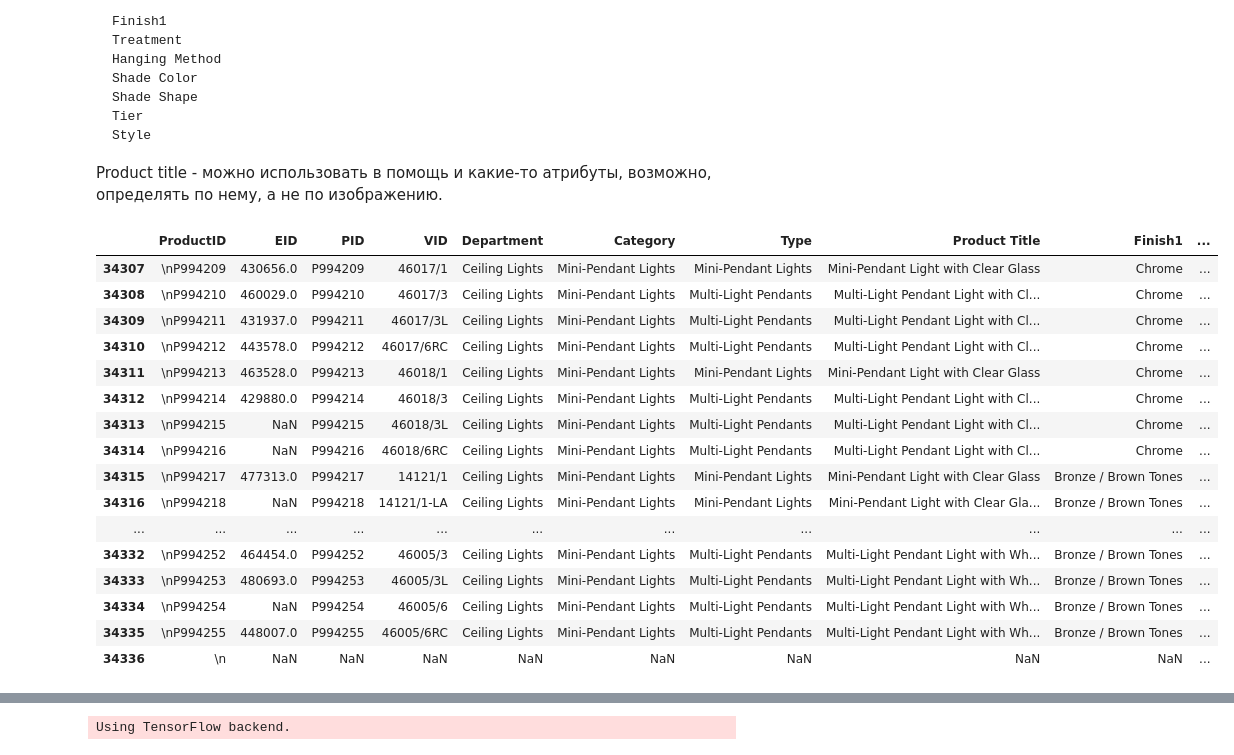
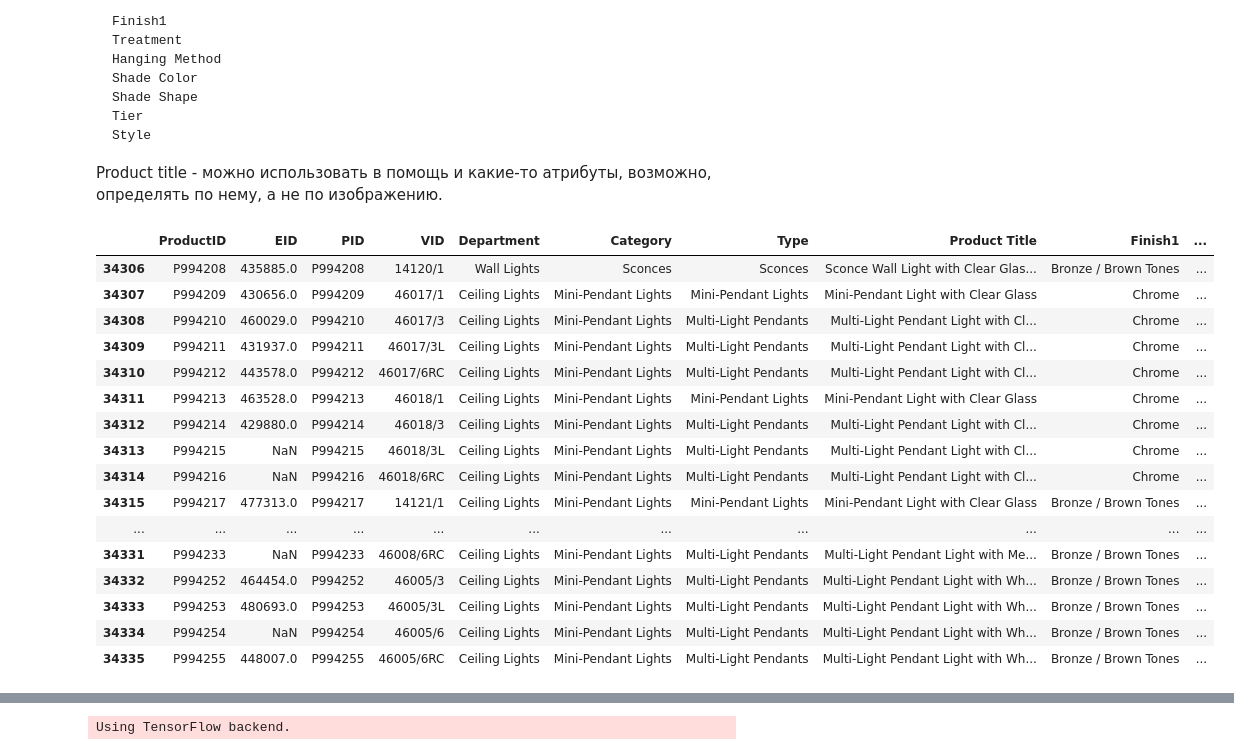
Before and after one commit to hjkFace/lights-challenge, a Jupyter notebook: testing stuff.ipynb, the cells around one changed output, grey strips where cells are left out. Saved outputs shown, nothing was run; the diff lists cells and outputs as text; code cells hidden in the pictures.

```diff
--- a/testing stuff.ipynb
+++ b/testing stuff.ipynb
@@ -20,25 +20,25 @@ from scipy import interp
 import matplotlib.pyplot as plt
 # %%
 train = pd.read_csv('product_attributes.csv', encoding='utf-8',
-                    dialect='excel', lineterminator='\r')
+                    dialect='excel', lineterminator='\n')
 train.tail(30)
 # %% [output]
 |  | ProductID | EID | PID | VID | Department | Category | Type | Product Title | Finish1 | ... |
-| 34307 | \nP994209 | 430656.0 | P994209 | 46017/1 | Ceiling Lights | Mini-Pendant Lights | Mini-Pendant Lights | Mini-Pendant Light with Clear Glass | Chrome | ... |
-| 34308 | \nP994210 | 460029.0 | P994210 | 46017/3 | Ceiling Lights | Mini-Pendant Lights | Multi-Light Pendants | Multi-Light Pendant Light with Cl... | Chrome | ... |
-| 34309 | \nP994211 | 431937.0 | P994211 | 46017/3L | Ceiling Lights | Mini-Pendant Lights | Multi-Light Pendants | Multi-Light Pendant Light with Cl... | Chrome | ... |
-| 34310 | \nP994212 | 443578.0 | P994212 | 46017/6RC | Ceiling Lights | Mini-Pendant Lights | Multi-Light Pendants | Multi-Light Pendant Light with Cl... | Chrome | ... |
-| 34311 | \nP994213 | 463528.0 | P994213 | 46018/1 | Ceiling Lights | Mini-Pendant Lights | Mini-Pendant Lights | Mini-Pendant Light with Clear Glass | Chrome | ... |
-| 34312 | \nP994214 | 429880.0 | P994214 | 46018/3 | Ceiling Lights | Mini-Pendant Lights | Multi-Light Pendants | Multi-Light Pendant Light with Cl... | Chrome | ... |
-| 34313 | \nP994215 | NaN | P994215 | 46018/3L | Ceiling Lights | Mini-Pendant Lights | Multi-Light Pendants | Multi-Light Pendant Light with Cl... | Chrome | ... |
-| 34314 | \nP994216 | NaN | P994216 | 46018/6RC | Ceiling Lights | Mini-Pendant Lights | Multi-Light Pendants | Multi-Light Pendant Light with Cl... | Chrome | ... |
-| 34315 | \nP994217 | 477313.0 | P994217 | 14121/1 | Ceiling Lights | Mini-Pendant Lights | Mini-Pendant Lights | Mini-Pendant Light with Clear Glass | Bronze / Brown Tones | ... |
-| 34316 | \nP994218 | NaN | P994218 | 14121/1-LA | Ceiling Lights | Mini-Pendant Lights | Mini-Pendant Lights | Mini-Pendant Light with Clear Gla... | Bronze / Brown Tones | ... |
+| 34306 | P994208 | 435885.0 | P994208 | 14120/1 | Wall Lights | Sconces | Sconces | Sconce Wall Light with Clear Glas... | Bronze / Brown Tones | ... |
+| 34307 | P994209 | 430656.0 | P994209 | 46017/1 | Ceiling Lights | Mini-Pendant Lights | Mini-Pendant Lights | Mini-Pendant Light with Clear Glass | Chrome | ... |
+| 34308 | P994210 | 460029.0 | P994210 | 46017/3 | Ceiling Lights | Mini-Pendant Lights | Multi-Light Pendants | Multi-Light Pendant Light with Cl... | Chrome | ... |
+| 34309 | P994211 | 431937.0 | P994211 | 46017/3L | Ceiling Lights | Mini-Pendant Lights | Multi-Light Pendants | Multi-Light Pendant Light with Cl... | Chrome | ... |
+| 34310 | P994212 | 443578.0 | P994212 | 46017/6RC | Ceiling Lights | Mini-Pendant Lights | Multi-Light Pendants | Multi-Light Pendant Light with Cl... | Chrome | ... |
+| 34311 | P994213 | 463528.0 | P994213 | 46018/1 | Ceiling Lights | Mini-Pendant Lights | Mini-Pendant Lights | Mini-Pendant Light with Clear Glass | Chrome | ... |
+| 34312 | P994214 | 429880.0 | P994214 | 46018/3 | Ceiling Lights | Mini-Pendant Lights | Multi-Light Pendants | Multi-Light Pendant Light with Cl... | Chrome | ... |
+| 34313 | P994215 | NaN | P994215 | 46018/3L | Ceiling Lights | Mini-Pendant Lights | Multi-Light Pendants | Multi-Light Pendant Light with Cl... | Chrome | ... |
+| 34314 | P994216 | NaN | P994216 | 46018/6RC | Ceiling Lights | Mini-Pendant Lights | Multi-Light Pendants | Multi-Light Pendant Light with Cl... | Chrome | ... |
+| 34315 | P994217 | 477313.0 | P994217 | 14121/1 | Ceiling Lights | Mini-Pendant Lights | Mini-Pendant Lights | Mini-Pendant Light with Clear Glass | Bronze / Brown Tones | ... |
 | ... | ... | ... | ... | ... | ... | ... | ... | ... | ... | ... |
-| 34332 | \nP994252 | 464454.0 | P994252 | 46005/3 | Ceiling Lights | Mini-Pendant Lights | Multi-Light Pendants | Multi-Light Pendant Light with Wh... | Bronze / Brown Tones | ... |
-| 34333 | \nP994253 | 480693.0 | P994253 | 46005/3L | Ceiling Lights | Mini-Pendant Lights | Multi-Light Pendants | Multi-Light Pendant Light with Wh... | Bronze / Brown Tones | ... |
-| 34334 | \nP994254 | NaN | P994254 | 46005/6 | Ceiling Lights | Mini-Pendant Lights | Multi-Light Pendants | Multi-Light Pendant Light with Wh... | Bronze / Brown Tones | ... |
-| 34335 | \nP994255 | 448007.0 | P994255 | 46005/6RC | Ceiling Lights | Mini-Pendant Lights | Multi-Light Pendants | Multi-Light Pendant Light with Wh... | Bronze / Brown Tones | ... |
-| 34336 | \n | NaN | NaN | NaN | NaN | NaN | NaN | NaN | NaN | ... |
+| 34331 | P994233 | NaN | P994233 | 46008/6RC | Ceiling Lights | Mini-Pendant Lights | Multi-Light Pendants | Multi-Light Pendant Light with Me... | Bronze / Brown Tones | ... |
+| 34332 | P994252 | 464454.0 | P994252 | 46005/3 | Ceiling Lights | Mini-Pendant Lights | Multi-Light Pendants | Multi-Light Pendant Light with Wh... | Bronze / Brown Tones | ... |
+| 34333 | P994253 | 480693.0 | P994253 | 46005/3L | Ceiling Lights | Mini-Pendant Lights | Multi-Light Pendants | Multi-Light Pendant Light with Wh... | Bronze / Brown Tones | ... |
+| 34334 | P994254 | NaN | P994254 | 46005/6 | Ceiling Lights | Mini-Pendant Lights | Multi-Light Pendants | Multi-Light Pendant Light with Wh... | Bronze / Brown Tones | ... |
+| 34335 | P994255 | 448007.0 | P994255 | 46005/6RC | Ceiling Lights | Mini-Pendant Lights | Multi-Light Pendants | Multi-Light Pendant Light with Wh... | Bronze / Brown Tones | ... |
 # %%
 train.describe(include=['O'])
```
Also changed, not shown: parts of 12 cells of this notebook.
